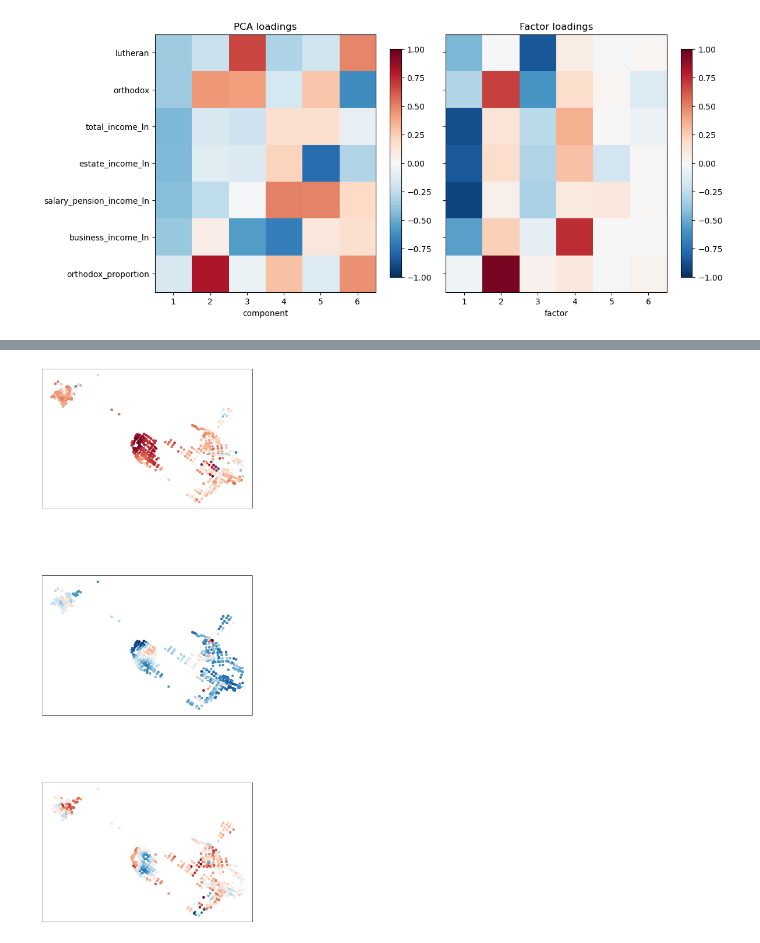
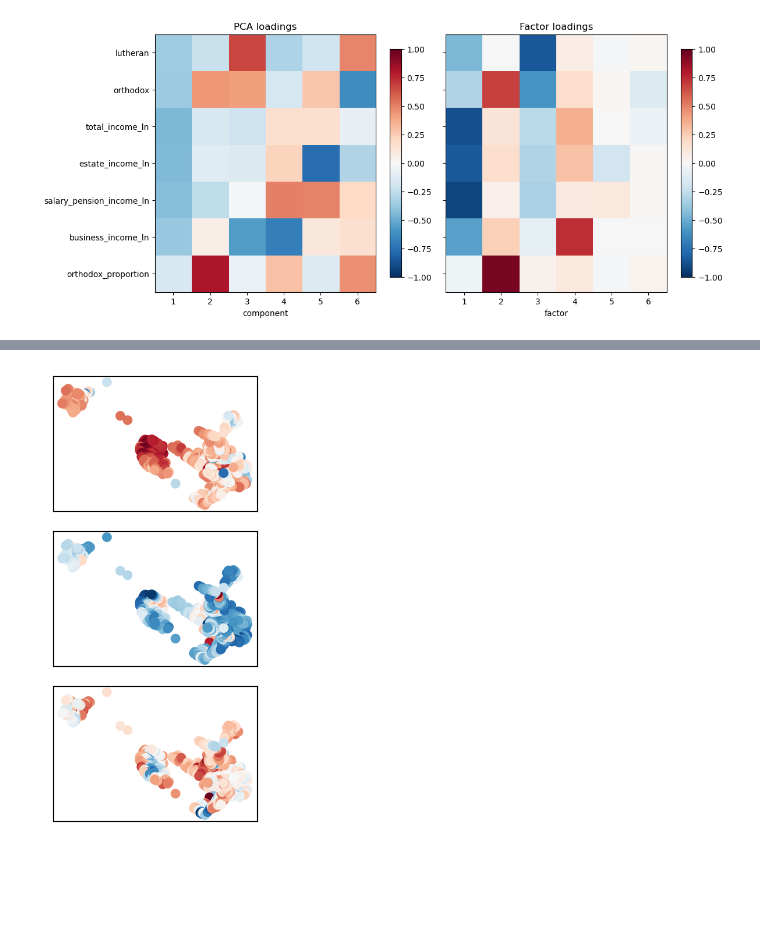
Before and after one commit to AnttiHaerkoenen/socio-ethnic_segregation, a Jupyter notebook: notebooks/pca.ipynb, the cells around one changed output, grey strips where cells are left out. Cells and saved outputs as stored; diff of their text form; code cells hidden in the pictures; blank space fills up the shorter version.

```diff
--- a/notebooks/pca.ipynb
+++ b/notebooks/pca.ipynb
@@ -25,14 +25,14 @@ data.reset_index(inplace=True)
 # %%
 N_COMPONENTS = 6
 variables = [
-    'lutheran',
-    'orthodox',
+    "lutheran",
+    "orthodox",
     # 'is_old',
-    'total_income_ln',
-    'estate_income_ln',
-    'salary_pension_income_ln',
-    'business_income_ln',
-    'orthodox_proportion',
+    "total_income_ln",
+    "estate_income_ln",
+    "salary_pension_income_ln",
+    "business_income_ln",
+    "orthodox_proportion",
 ]
 X = StandardScaler().fit_transform(data.loc[:, variables])
 pca = PCA(n_components=N_COMPONENTS, random_state=SEED).fit(X)
@@ -43,9 +43,11 @@ pca_transformed = gpd.GeoDataFrame(
     geometry=data.geometry,
     columns=list(range(1, N_COMPONENTS + 1)),
 )
-pca_transformed.to_csv(DATA_DIR / 'pca_transformed.csv')
+pca_transformed.to_csv(DATA_DIR / "pca_transformed.csv")
 
-factors = FactorAnalysis(rotation='varimax', n_components=N_COMPONENTS, random_state=SEED).fit(X)
+factors = FactorAnalysis(
+    rotation="varimax", n_components=N_COMPONENTS, random_state=SEED
+).fit(X)
 factor_components = pd.DataFrame(factors.components_.T, index=variables)
 factor_transformed = gpd.GeoDataFrame(
     factors.fit_transform(X),
@@ -53,5 +55,5 @@ factor_transformed = gpd.GeoDataFrame(
     geometry=data.geometry,
     columns=list(range(1, N_COMPONENTS + 1)),
 )
-factor_transformed.to_csv(DATA_DIR / 'factor_transformed.csv')
+factor_transformed.to_csv(DATA_DIR / "factor_transformed.csv")
 # %%
@@ -126,32 +115,36 @@ array([[<AxesSubplot: xlabel='1', ylabel='1'>,
 [figure]
 # %%
-fig, (ax_1, ax_2, ax_3) = plt.subplots(3, 1, figsize=(8, 24), subplot_kw={'xticks': [], 'yticks':[]})
+fig, (ax_1, ax_2, ax_3) = plt.subplots(
+    3,
+    1,
+    subplot_kw={"xticks": [], "yticks": []},
+)
 
 factor_transformed.plot(
     column=1,
-    cmap='RdBu',
+    cmap="RdBu",
     # legend=True,
     # vmin=-6,
     # vmax=6,
     ax=ax_1,
 )
 factor_transformed.plot(
     column=2,
-    cmap='RdBu_r',
+    cmap="RdBu_r",
     # legend=True,
     # vmin=-6,
     # vmax=6,
     ax=ax_2,
 )
 factor_transformed.plot(
     column=3,
-    cmap='RdBu_r',
+    cmap="RdBu_r",
     # legend=True,
     # vmin=-6,
     # vmax=6,
     ax=ax_3,
 )
 fig.tight_layout()
 plt.show()
 # %% [output]
-[figure, old version]
+[figure, new version]
```
Also changed, not shown: parts of 5 cells of this notebook, 7 other files.
